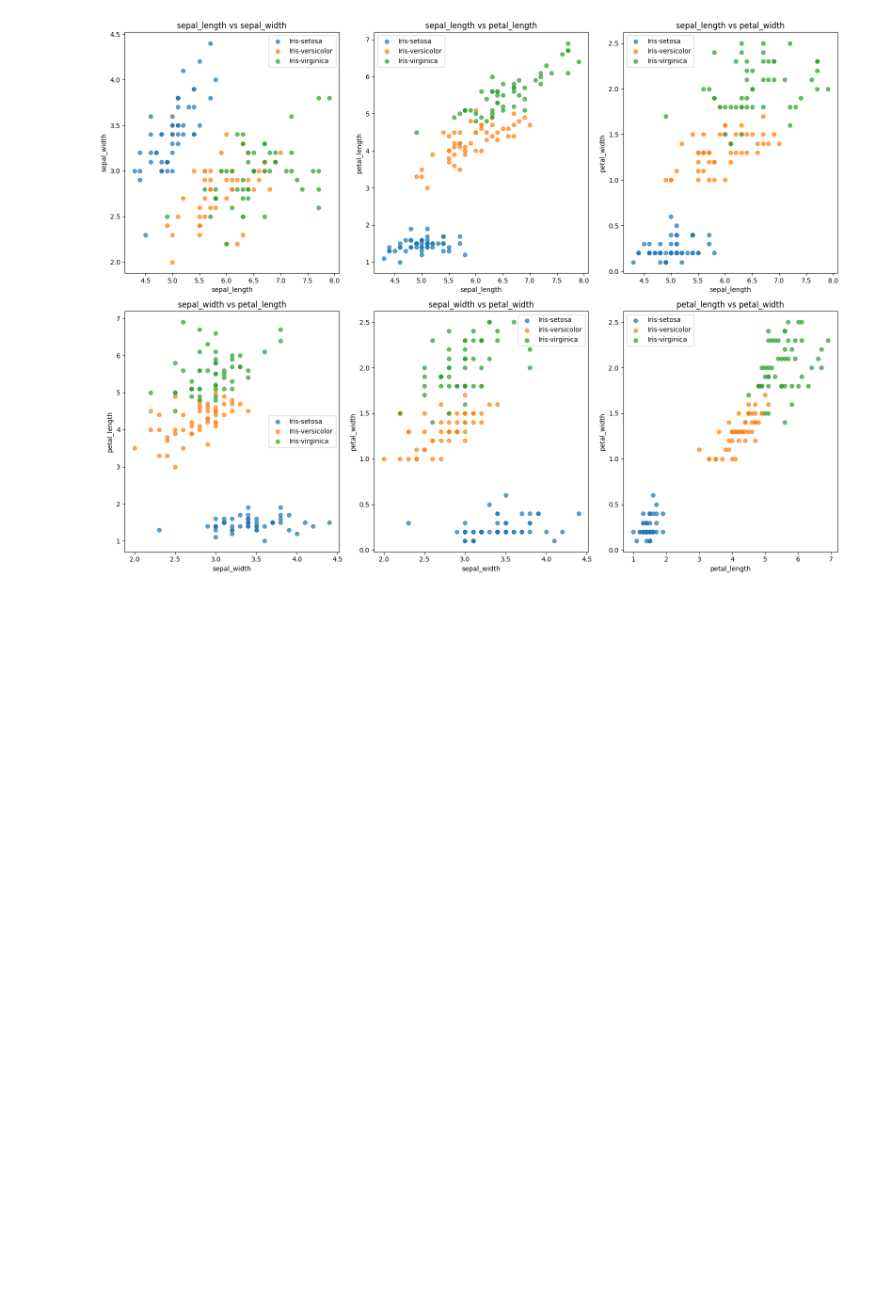
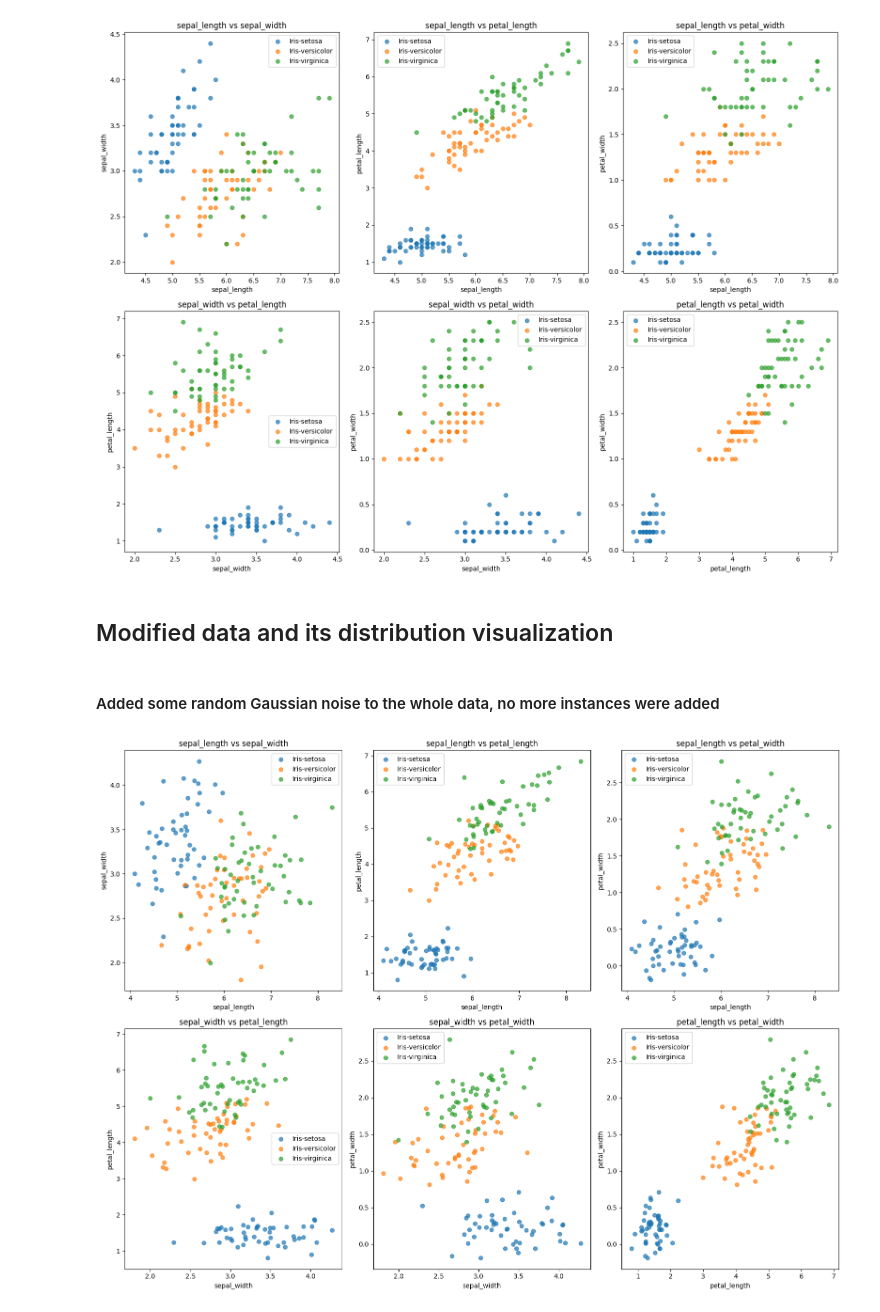
Before and after one commit to Poison-Cluster/poison-cluster, a Jupyter notebook: randomized_injection/randomized_injection_attack.ipynb, the cells around one changed output. Drawn from its saved outputs; the diff is of its cells as text; code cells hidden in the pictures; blank space fills up the shorter version.

Commit message:
chg: Gaussian noise manipulation and rand value injection

```diff
--- a/randomized_injection/randomized_injection_attack.ipynb
+++ b/randomized_injection/randomized_injection_attack.ipynb
@@ -31,3 +31,15 @@ def plot_feature_pairs(df, label_column='species', figsize=(16, 12)):
 plot_feature_pairs(df_iris, label_column='species', figsize=(16, 12))
 # %% [output]
 [figure]
+# %% [markdown]
+## Modified data and its distribution visualization
+# %% [markdown]
+#### Added some random Gaussian noise to the whole data, no more instances were added
+# %%
+df_noisy = df_iris.copy()
+noise = np.random.normal(loc=0, scale=0.2, size=df_noisy.iloc[:, :4].shape)
+df_noisy.iloc[:, :4] += noise
+# %%
+plot_feature_pairs(df_noisy, label_column='species', figsize=(16, 12))
+# %% [output]
+[figure, added]
```
Also changed, not shown: parts of 3 cells of this notebook.
